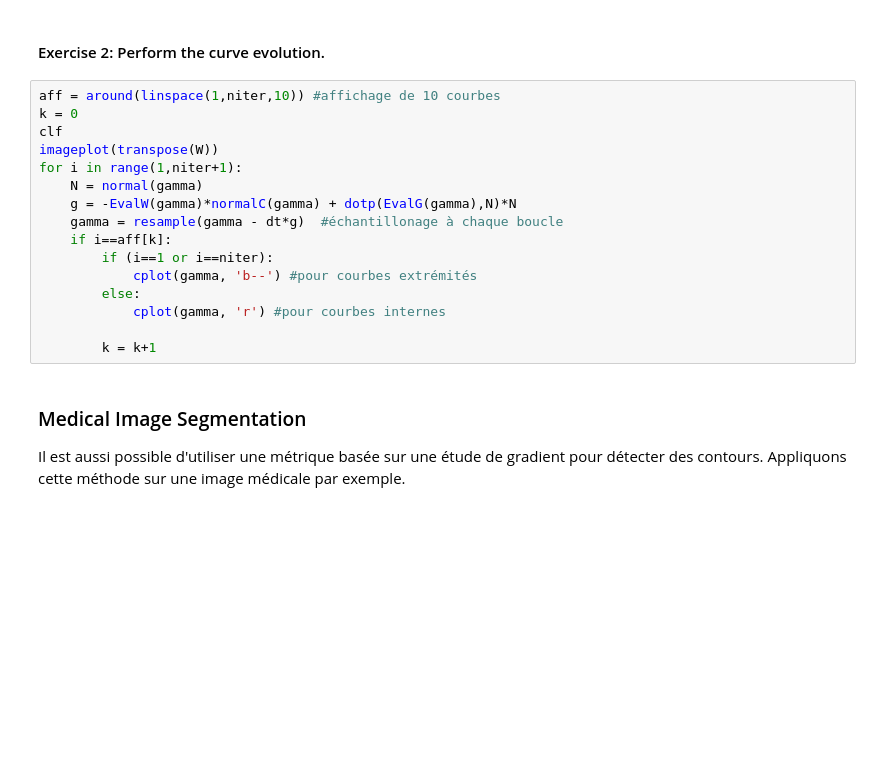
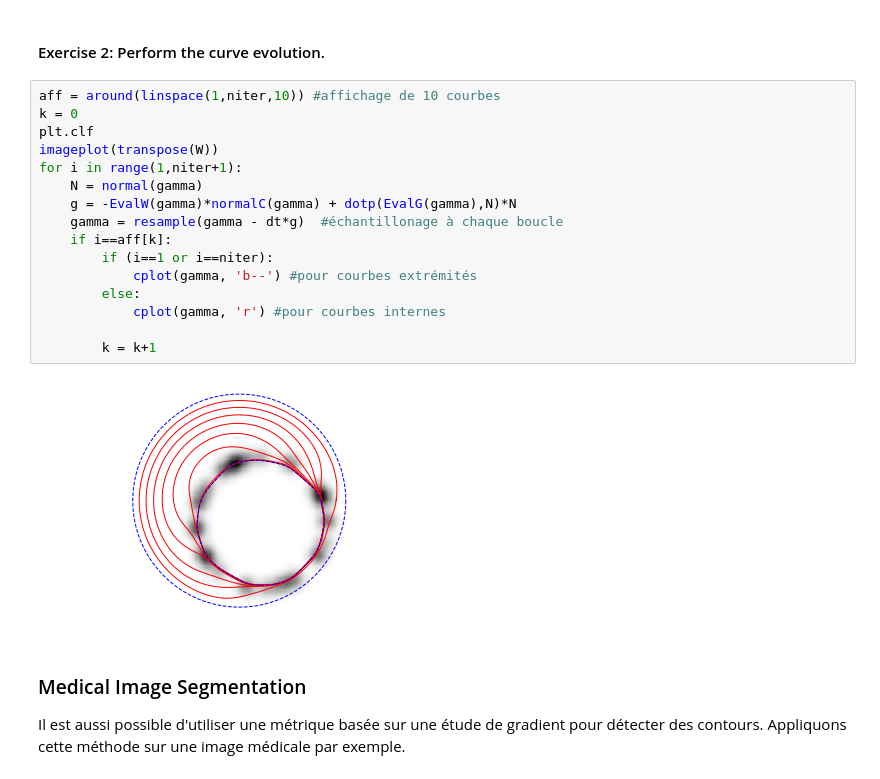
Before and after one commit to MargotSirdey/Mini_Projet_Active_Contours, a Jupyter notebook: machine_learning_parametric.ipynb, the cells around one changed output. Saved outputs shown, nothing was run; the diff lists cells and outputs as text; blank space fills up the shorter version.

```diff
--- a/machine_learning_parametric.ipynb
+++ b/machine_learning_parametric.ipynb
@@ -225,19 +233,21 @@ gamma = resample(gamma) #échantillonage
 # %%
 aff = around(linspace(1,niter,10)) #affichage de 10 courbes
 k = 0
-clf
+plt.clf
 imageplot(transpose(W))
 for i in range(1,niter+1):
     N = normal(gamma)
     g = -EvalW(gamma)*normalC(gamma) + dotp(EvalG(gamma),N)*N
     gamma = resample(gamma - dt*g)  #échantillonage à chaque boucle
     if i==aff[k]:
         if (i==1 or i==niter):
             cplot(gamma, 'b--') #pour courbes extrémités
         else:
             cplot(gamma, 'r') #pour courbes internes
 
         k = k+1
+# %% [output]
+[figure, added]
 # %% [markdown]
 ### Medical Image Segmentation
 
```
Also changed, not shown: parts of 14 cells of this notebook, 2 other files.
